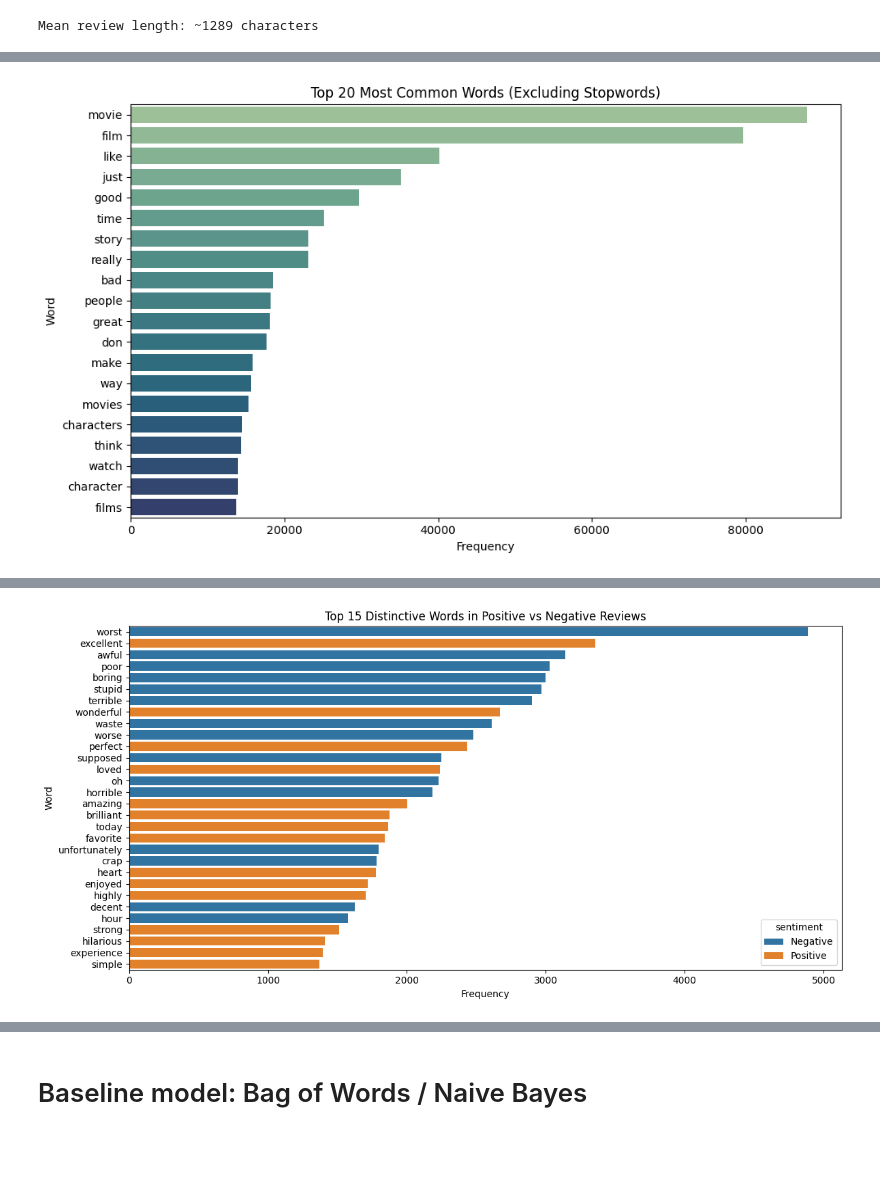
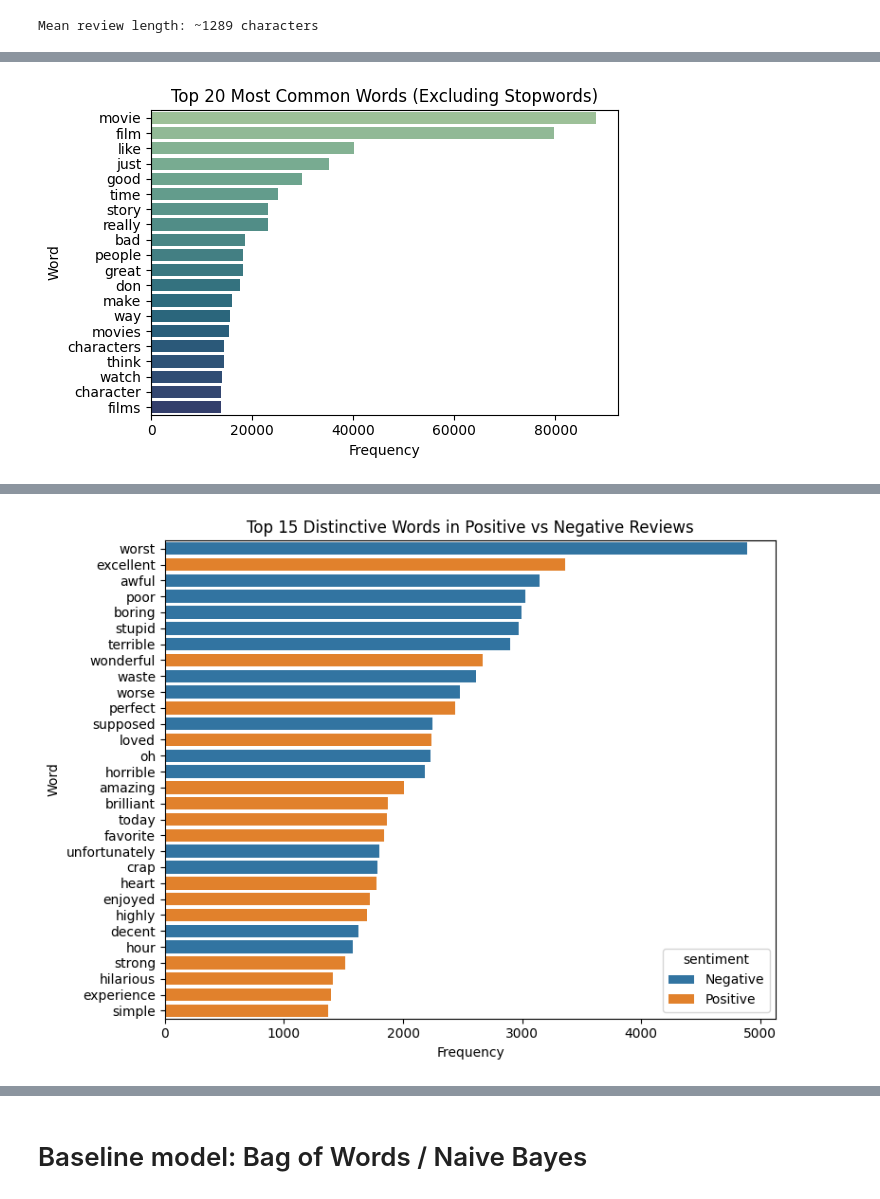
Before and after one commit to mmcphie04/nlp-sentiment-analysis, a Jupyter notebook: milestone3.ipynb, the cells around one changed output, grey strips where cells are left out. Drawn from its saved outputs; the diff is of its cells as text; code cells hidden in the pictures; blank space fills up the shorter version.

```diff
--- a/milestone3.ipynb
+++ b/milestone3.ipynb
@@ -89,3 +89,30 @@ for review in df.review:
 print(f'Mean review length: ~{int(np.mean(review_lengths))} characters')
 # %% [output]
 Mean review length: ~1289 characters
+# %%
+df['review_length'] = df['review'].apply(len)
+
+# Separate positive and negative review lengths
+positive_lengths = df[df['sentiment'] == 1]['review_length']
+negative_lengths = df[df['sentiment'] == 0]['review_length']
+
+# Get global min/max for consistent binning
+min_len = min(positive_lengths.min(), negative_lengths.min())
+max_len = max(positive_lengths.max(), negative_lengths.max())
+
+# Define consistent bins
+bins = np.linspace(min_len, max_len, 30)
+
+# Plot histograms
+plt.figure(figsize=(6, 4))
+sns.histplot(positive_lengths, bins=bins, color='green', label='Positive Reviews', alpha=0.6)
+sns.histplot(negative_lengths, bins=bins, color='blue', label='Negative Reviews', alpha=0.3)
+
+# Customize plot
+
+plt.title('Distribution of Review Lengths (Positive vs Negative)')
+plt.xlabel('Review Length (characters)')
+plt.ylabel('Frequency')
+plt.legend()
+plt.tight_layout()
+plt.show()
@@ -99,15 +128,15 @@ word_counts_all = X_all.sum(axis=0).A1
 vocab_all = vectorizer_all.get_feature_names_out()
 word_freq_all = pd.Series(word_counts_all, index=vocab_all).sort_values(ascending=False).head(20)
 # %%
-plt.figure(figsize=(10, 6))
+plt.figure(figsize=(6, 4))
 sns.barplot(x=word_freq_all.values, y=word_freq_all.index, palette='crest', hue=word_freq_all.index)
 plt.title("Top 20 Most Common Words (Excluding Stopwords)")
 plt.xlabel("Frequency")
 plt.ylabel("Word")
 plt.tight_layout()
 plt.show()
 # %% [output]
-[figure, old version]
+[figure, new version]
 # %%
 positive_reviews = df[df['sentiment'] == 1]['review']
 negative_reviews = df[df['sentiment'] == 0]['review']
@@ -164,7 +193,7 @@ distinctive_df = pd.concat([
 distinctive_df = distinctive_df.sort_values(by='count', ascending=False)
 
 # Plot
-plt.figure(figsize=(12, 6))
+plt.figure(figsize=(8, 6))
 sns.barplot(data=distinctive_df, x='count', y='word', hue='sentiment', dodge=False)
 plt.title("Top 15 Distinctive Words in Positive vs Negative Reviews")
 plt.xlabel("Frequency")
@@ -172,4 +201,4 @@ plt.ylabel("Word")
 plt.tight_layout()
 plt.show()
 # %% [output]
-[figure, old version]
+[figure, new version]
```
Also changed, not shown: parts of 2 cells of this notebook.
